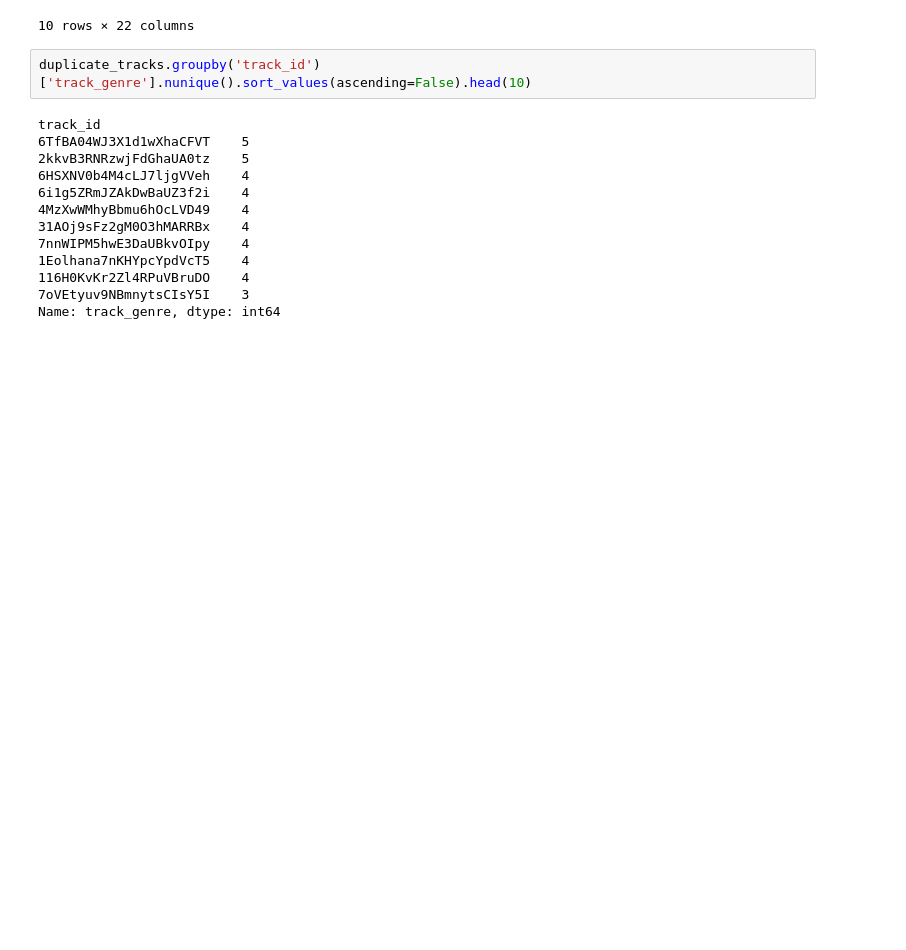
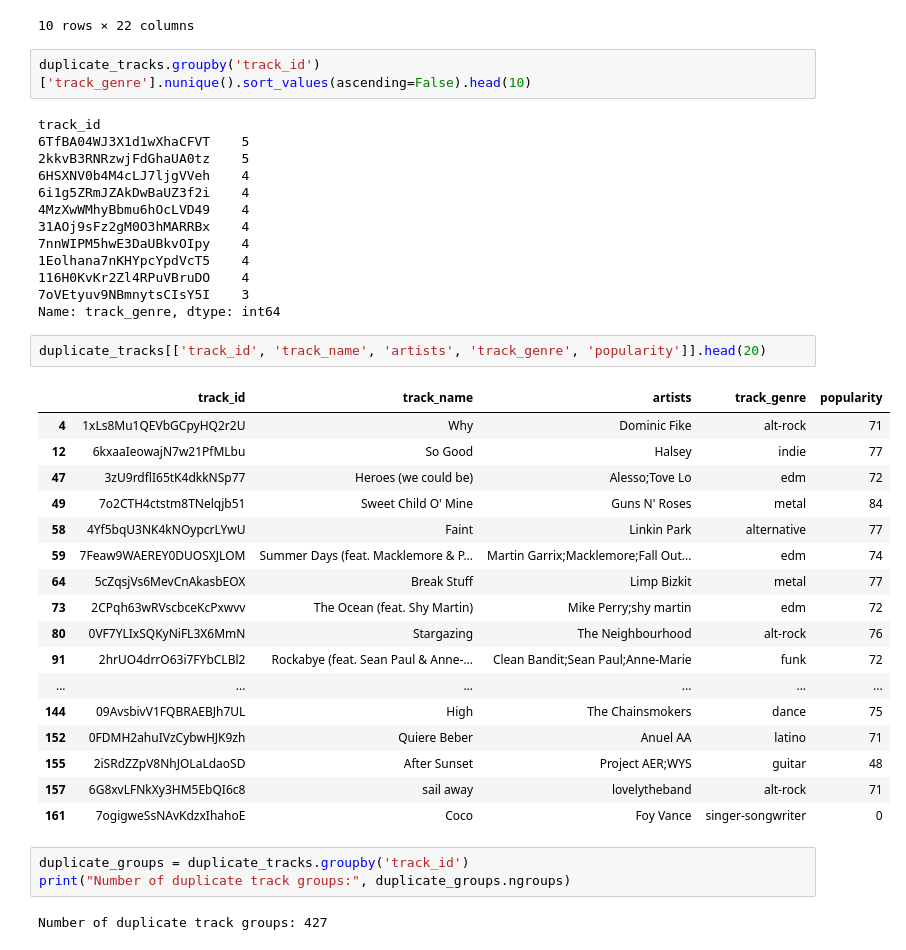
Before and after one commit to aswathy325/Music-Recommendation-ML-Project, a Jupyter notebook: NOTEBOOK/MUSIC_RECOMMENDATION.ipynb, the cells around one changed output. Cells and saved outputs as stored; diff of their text form; blank space fills up the shorter version.

```diff
--- a/NOTEBOOK/MUSIC_RECOMMENDATION.ipynb
+++ b/NOTEBOOK/MUSIC_RECOMMENDATION.ipynb
@@ -179,3 +181,28 @@ track_id
 116H0KvKr2Zl4RPuVBruDO    4
 7oVEtyuv9NBmnytsCIsY5I    3
 Name: track_genre, dtype: int64
+# %%
+duplicate_tracks[['track_id', 'track_name', 'artists', 'track_genre', 'popularity']].head(20)
+# %% [output]
+|  | track_id | track_name | artists | track_genre | popularity |
+| 4 | 1xLs8Mu1QEVbGCpyHQ2r2U | Why | Dominic Fike | alt-rock | 71 |
+| 12 | 6kxaaIeowajN7w21PfMLbu | So Good | Halsey | indie | 77 |
+| 47 | 3zU9rdflI65tK4dkkNSp77 | Heroes (we could be) | Alesso;Tove Lo | edm | 72 |
+| 49 | 7o2CTH4ctstm8TNelqjb51 | Sweet Child O' Mine | Guns N' Roses | metal | 84 |
+| 58 | 4Yf5bqU3NK4kNOypcrLYwU | Faint | Linkin Park | alternative | 77 |
+| 59 | 7Feaw9WAEREY0DUOSXJLOM | Summer Days (feat. Macklemore & P... | Martin Garrix;Macklemore;Fall Out... | edm | 74 |
+| 64 | 5cZqsjVs6MevCnAkasbEOX | Break Stuff | Limp Bizkit | metal | 77 |
+| 73 | 2CPqh63wRVscbceKcPxwvv | The Ocean (feat. Shy Martin) | Mike Perry;shy martin | edm | 72 |
+| 80 | 0VF7YLIxSQKyNiFL3X6MmN | Stargazing | The Neighbourhood | alt-rock | 76 |
+| 91 | 2hrUO4drrO63i7FYbCLBl2 | Rockabye (feat. Sean Paul & Anne-... | Clean Bandit;Sean Paul;Anne-Marie | funk | 72 |
+| ... | ... | ... | ... | ... | ... |
+| 144 | 09AvsbivV1FQBRAEBJh7UL | High | The Chainsmokers | dance | 75 |
+| 152 | 0FDMH2ahuIVzCybwHJK9zh | Quiere Beber | Anuel AA | latino | 71 |
+| 155 | 2iSRdZZpV8NhJOLaLdaoSD | After Sunset | Project AER;WYS | guitar | 48 |
+| 157 | 6G8xvLFNkXy3HM5EbQI6c8 | sail away | lovelytheband | alt-rock | 71 |
+| 161 | 7ogigweSsNAvKdzxIhahoE | Coco | Foy Vance | singer-songwriter | 0 |
+# %%
+duplicate_groups = duplicate_tracks.groupby('track_id')
+print("Number of duplicate track groups:", duplicate_groups.ngroups)
+# %% [output]
+Number of duplicate track groups: 427
```
Also changed, not shown: parts of 8 cells of this notebook.
